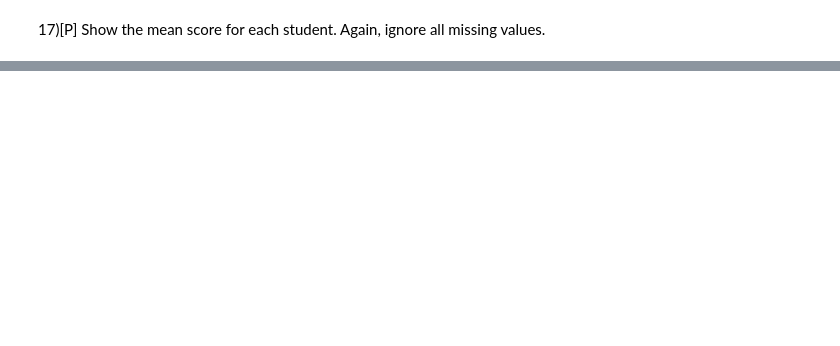
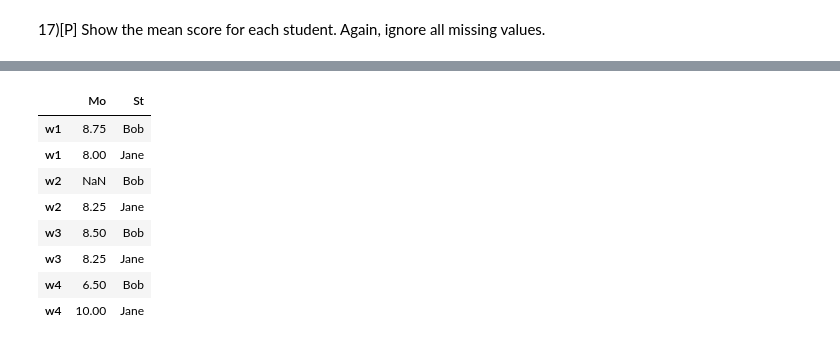
Before and after one commit to jpronchick/csci349_2023, a Jupyter notebook: labs/lab04.ipynb, the cells around one changed output, grey strips where cells are left out. Drawn from its saved outputs; the diff is of its cells as text; code cells hidden in the pictures; blank space fills up the shorter version.

```diff
--- a/labs/lab04.ipynb
+++ b/labs/lab04.ipynb
@@ -282,0 +299,12 @@ dtype: float64
+# %%
+scores.iloc[:,0:6:5]
+# %% [output]
+|  | Mo | St |
+| w1 | 8.75 | Bob |
+| w1 | 8.00 | Jane |
+| w2 | NaN | Bob |
+| w2 | 8.25 | Jane |
+| w3 | 8.50 | Bob |
+| w3 | 8.25 | Jane |
+| w4 | 6.50 | Bob |
+| w4 | 10.00 | Jane |
```
Also changed, not shown: parts of 17 cells of this notebook.
